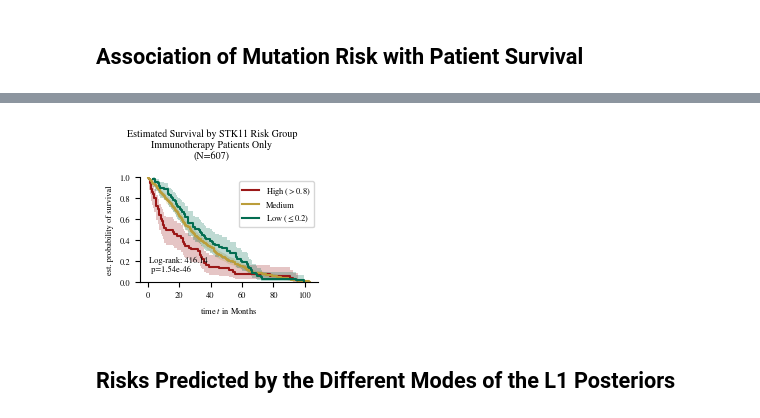
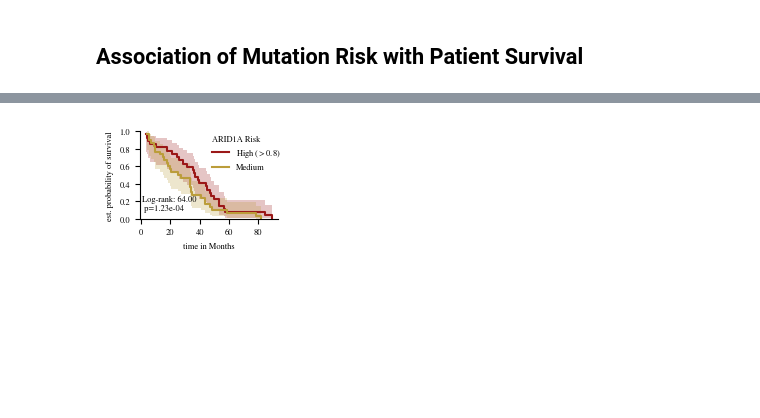
Before and after one commit to huy29433/MCMC-sampling-for-MHN, a Jupyter notebook: analysis/mutation_risk.ipynb, the cells around one changed output, grey strips where cells are left out. Cells and saved outputs as stored; diff of their text form; code cells hidden in the pictures; blank space fills up the shorter version.

```diff
--- a/analysis/mutation_risk.ipynb
+++ b/analysis/mutation_risk.ipynb
@@ -11,7 +11,7 @@ importlib.reload(plotting)
 
 burn_in = 0.2
 # %%
-data_name = "G13_LUAD_12"
+data_name = "G13_COAD_12"
 
 samples = np.load("../results/mcmc/G13_LUAD_12_sym-l2_MALA_0_0015625.npy" if data_name == "G13_LUAD_12"
                   else "../results/mcmc/G13_COAD_12_symsparse_MALA_0_001.npy")[:, ::10]
@@ -23,14 +23,17 @@ data = pd.read_csv(f"../data/{data_name}.csv", index_col=0)
 risks = analysis.event_risks(
     samples,
     data=data,
-    n_samples=100
+    n_samples="all"
 )
 # %%
-fig, ax = plt.subplots(4, 3, figsize=(7, 7), sharey=True)
+events = [0, 1, 2, 3] if data_name == "G13_LUAD_12" else [0, 1, 2, 6]
 
-for event in range(12):
+fig, ax = plt.subplots(1, len(events), figsize=(4.6, 1.4), sharey=True)
+fig.subplots_adjust(bottom=0.31)
 
-    a = ax[event // 3, event % 3]
+for i, event in enumerate(events):
+
+    a = ax[i]
 
     data_filtered = data.reset_index(drop=True)[data.reset_index(drop=True).iloc[:, event] == 0]
     sorting = None
@@ -47,5 +50,4 @@ for event in range(12):
     for side in ["top", "right"]:
         a.spines[side].set_visible(False)
     a.set_xticks([])
-fig.suptitle(f"Mutation risk estimates for {data_name}, symsparse", fontsize=9)
 # %% [output]
@@ -67,4 +68,10 @@ survival.index = survival.index.map(lambda x: "GENIE-MSK-" + x)
 survival = survival[survival.index.isin(data.index)]
 survival["Overall Survival Status"] = survival["Overall Survival Status"].apply(
     lambda x: bool(x[0]))
+
+filter_immuno = True
+if data_name == "G13_LUAD_12":
+    filter_kras = True
+else:
+    filter_kras = False
 # %%
@@ -168,11 +174,11 @@ risk_survival = risk_survival.loc[[
     i for i in risk_survival.index if data[event][i] == 0]]
 risk_survival["group"] = risk_survival["median_risk"].apply(assign_group)
 # %%
-fig, ax = plt.subplots(figsize=(2.3, 2))
+fig, ax = plt.subplots(figsize=(1.9, 1.4))
 
 for color, group_label in zip([c_high_risk, c_medium_risk, c_low_risk], ("High", "Medium", "Low")):
 
-    if group_label not in risk_survival["group"].values:
+    if len(risk_survival[risk_survival["group"] == group_label]) <= 1:
         continue
 
     patients = risk_survival[risk_survival["group"] == group_label]
@@ -182,42 +188,44 @@ for color, group_label in zip([c_high_risk, c_medium_risk, c_low_risk], ("High",
         conf_type="log-log",
     )
 
     if group_label == "High":
         group_label += f" ($> {thresholds[1]}$)"
     elif group_label == "Low":
         group_label += f" ($\\leq {thresholds[0]}$)"
 
     ax.step(time_treatment, survival_prob_treatment,
             where="post", label=group_label, color=color)
     ax.fill_between(
         time_treatment, conf_int[0], conf_int[1],
         alpha=0.25, step="post", color=color, lw=0)
 
 log_rank, p = compare_survival(
     risk_survival[["Overall Survival Status", "Overall Survival (Months)"]]
     .to_records(index=False),
     risk_survival["median_risk"],
 )
 
 ax.text(0.6, 0.1, f"Log-rank: {log_rank:.2f}\n p={p:.2e}")
 for spine in ["top", "right"]:
     ax.spines[spine].set_visible(False)
 
 ax.set_ylim(0, 1)
 ax.set_ylabel("est. probability of survival")
-ax.set_xlabel("time $t$ in Months")
-ax.legend(loc="best")
-fig.suptitle(f"Estimated Survival by {event} Risk Group"
-             + ("\n" if (filter_immuno or filter_kras) else "")
-             + ("Immunotherapy " if filter_immuno else "")
-             + ("KRAS-positive " if filter_kras else "")
-             + ("Patients Only" if filter_immuno or filter_kras else "")
-             + f"\n(N={len(risk_survival)})"
-             )
+ax.set_xlabel("time in Months")
 fig.tight_layout()
+legend = ax.legend(loc=(0.5,0.5), title=f"{event} Risk")
+legend._legend_box.align = "left"
+legend.get_frame().set_alpha(0)
+# fig.suptitle(""
+#   f"Estimated Survival by {event} Risk Group"
+#   + ("\n" if (filter_immuno or filter_kras) else "")
+#   + ("Immunotherapy " if filter_immuno else "")
+#   + ("KRAS-positive " if filter_kras else "")
+#   + ("Patients Only" if filter_immuno or filter_kras else "")
+    # + "\n"
+    # + f"(N={len(risk_survival)})"
+    #          )
 fig.savefig(
     f"../results/figs/{data_name}_{event.lower()}_survival{('_immuno' if filter_immuno else '')}{('_kras' if filter_kras else '')}.pdf", dpi=300)
 # %% [output]
-[figure, old version]
+[figure, new version]
-# %% [markdown]
-## Risks Predicted by the Different Modes of the L1 Posteriors
```
Also changed, not shown: parts of 10 cells of this notebook, 4 other files.
